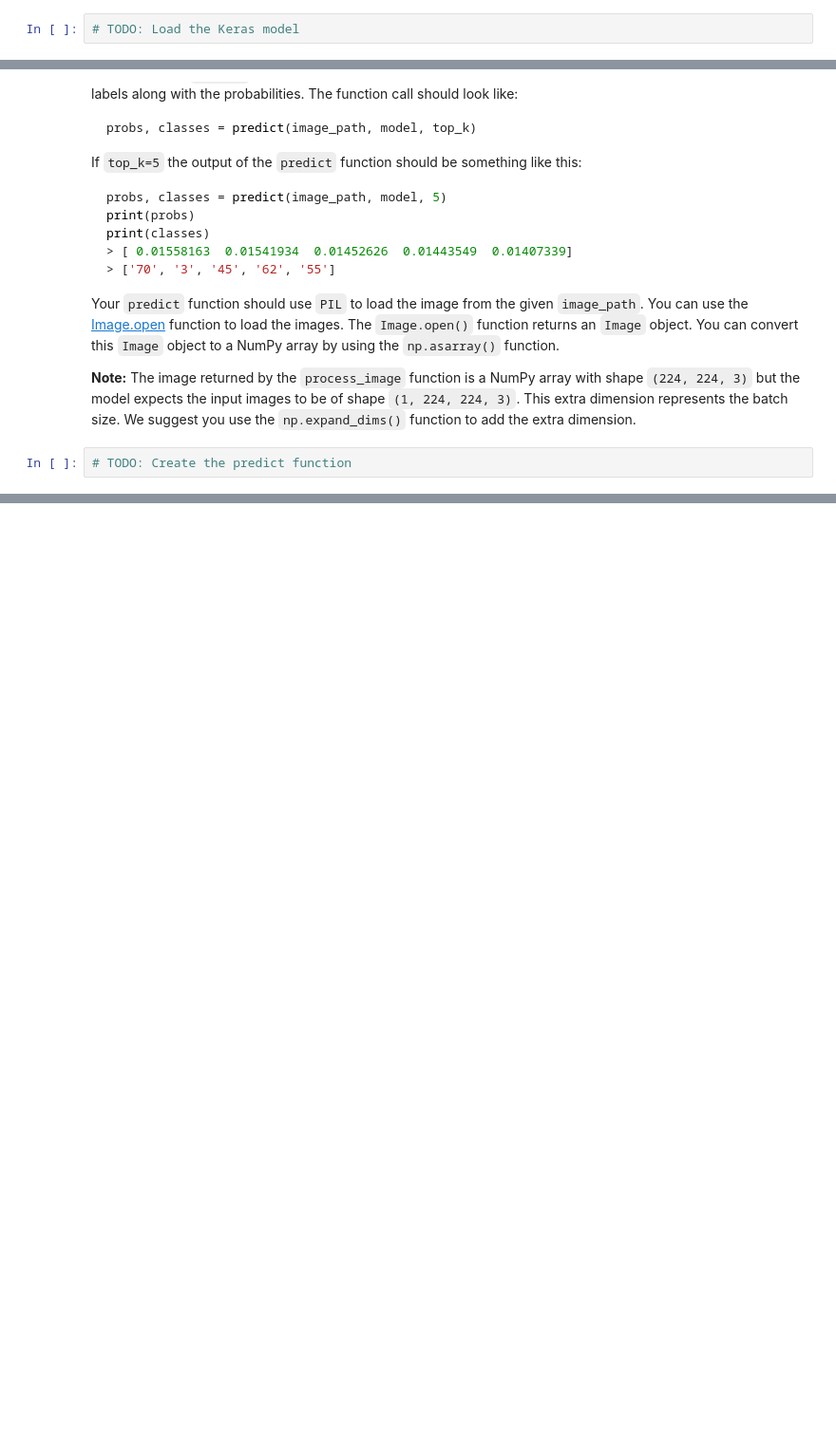
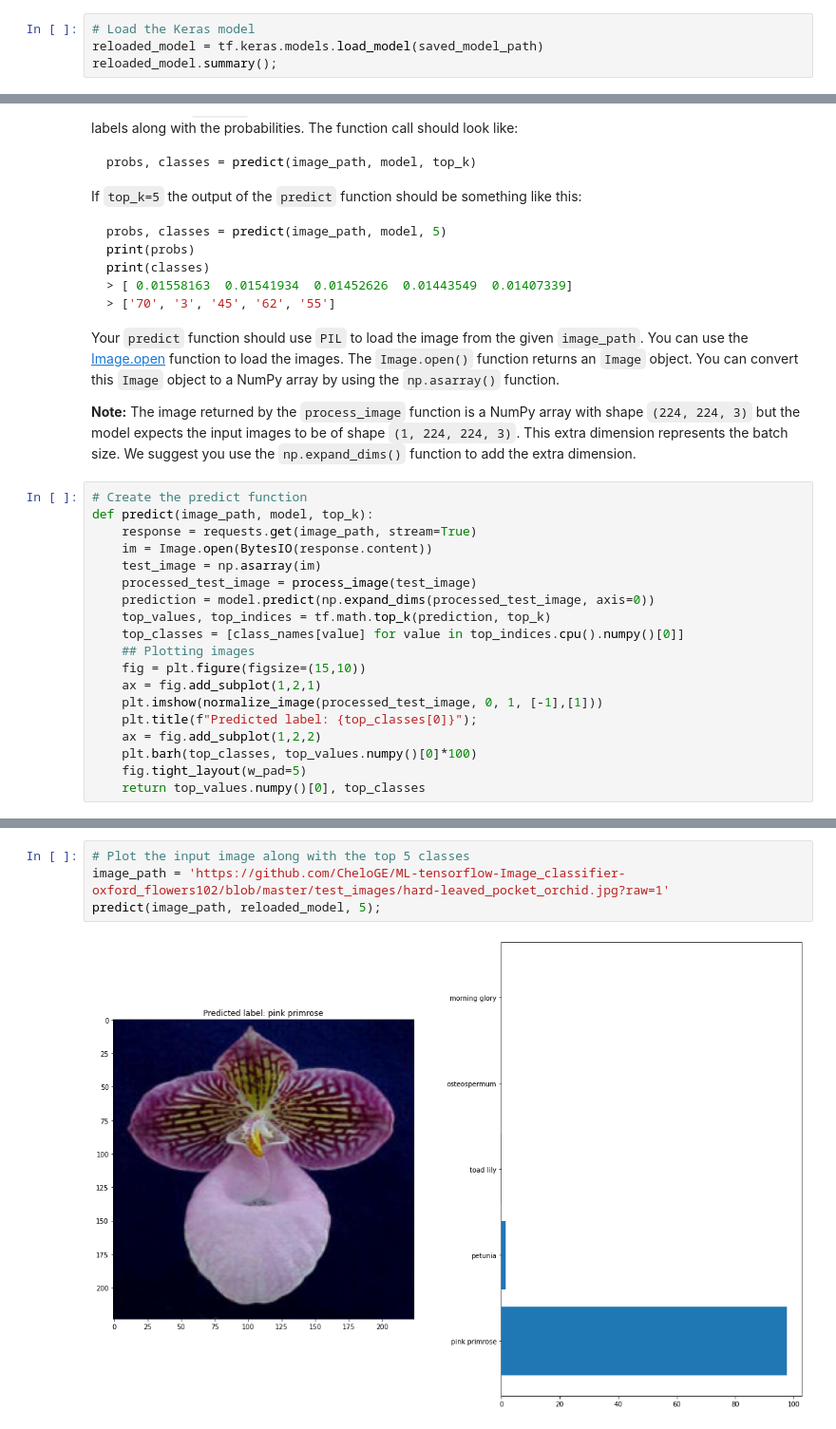
Before and after one commit to CheloGE/ML-tensorflow-Image_classifier-oxford_flowers102, a Jupyter notebook: Project_Image_Classifier_Project.ipynb, the cells around one changed output, grey strips where cells are left out. Shown at 95% size. Cells and saved outputs as stored; diff of their text form; blank space fills up the shorter version.

```diff
--- a/Project_Image_Classifier_Project.ipynb
+++ b/Project_Image_Classifier_Project.ipynb
@@ -340,4 +361,6 @@ Now that your network is trained, save the model so you can load it later for ma
 
 Load the Keras model you saved above.
 # %%
-# TODO: Load the Keras model
+# Load the Keras model
+reloaded_model = tf.keras.models.load_model(saved_model_path)
+reloaded_model.summary();
@@ -424,8 +489,25 @@ print(classes)
 Your `predict` function should use `PIL` to load the image from the given `image_path`. You can use the [Image.open](https://pillow.readthedocs.io/en/latest/reference/Image.html#PIL.Image.open) function to load the images. The `Image.open()` function returns an `Image` object. You can convert this `Image` object to a NumPy array by using the `np.asarray()` function.
 
 **Note:** The image returned by the `process_image` function is a NumPy array with shape `(224, 224, 3)` but the model expects the input images to be of shape `(1, 224, 224, 3)`. This extra dimension represents the batch size. We suggest you use the `np.expand_dims()` function to add the extra dimension.
-# %%
-# TODO: Create the predict function
+# %%
+# Create the predict function
+def predict(image_path, model, top_k):
+    response = requests.get(image_path, stream=True)
+    im = Image.open(BytesIO(response.content))
+    test_image = np.asarray(im)
+    processed_test_image = process_image(test_image)
+    prediction = model.predict(np.expand_dims(processed_test_image, axis=0))
+    top_values, top_indices = tf.math.top_k(prediction, top_k)
+    top_classes = [class_names[value] for value in top_indices.cpu().numpy()[0]]
+    ## Plotting images
+    fig = plt.figure(figsize=(15,10))
+    ax = fig.add_subplot(1,2,1)
+    plt.imshow(normalize_image(processed_test_image, 0, 1, [-1],[1]))
+    plt.title(f"Predicted label: {top_classes[0]}");
+    ax = fig.add_subplot(1,2,2)
+    plt.barh(top_classes, top_values.numpy()[0]*100)
+    fig.tight_layout(w_pad=5)
+    return top_values.numpy()[0], top_classes
 # %% [markdown]
 # Sanity Check
 
@@ -441,4 +523,10 @@ In the cell below use `matplotlib` to plot the input image alongside the probabi
 <img src='https://github.com/CheloGE/ML-tensorflow-Image_classifier-oxford_flowers102/blob/master/assets/inference_example.png?raw=1' width=600px>
 
 You can convert from the class integer labels to actual flower names using `class_names`.
+# %%
+# Plot the input image along with the top 5 classes
+image_path = 'https://github.com/CheloGE/ML-tensorflow-Image_classifier-oxford_flowers102/blob/master/test_images/hard-leaved_pocket_orchid.jpg?raw=1'
+predict(image_path, reloaded_model, 5);
+# %% [output]
+[figure, added]
 # %%
```
Also changed, not shown: parts of 19 cells of this notebook.
